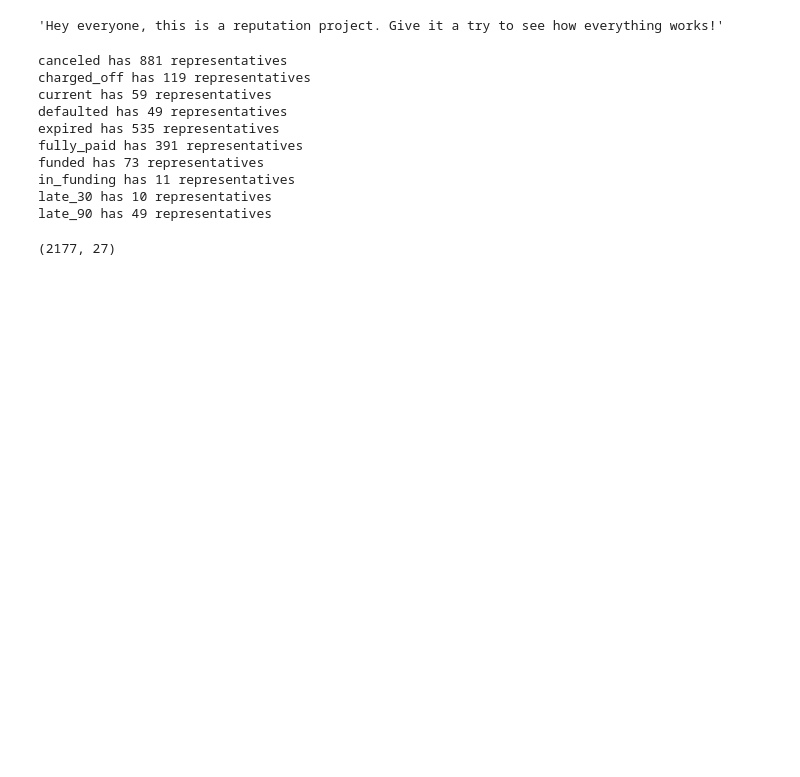
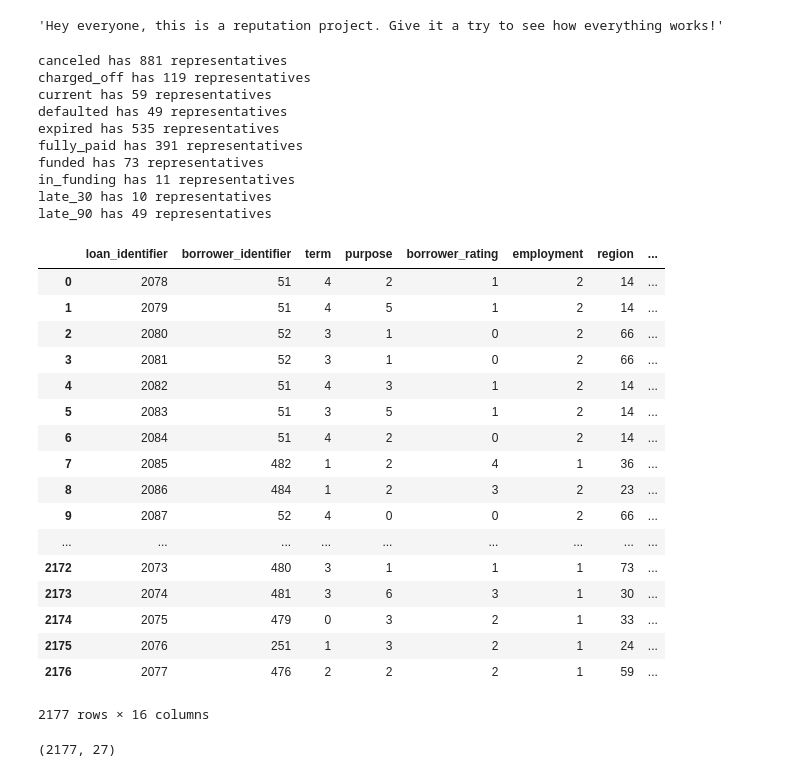
Before and after one commit to bojeanson/data_analysis_bitbond, a Jupyter notebook: pyloan/feature_building.ipynb, the cells around one changed output. Saved outputs shown, nothing was run; the diff lists cells and outputs as text; code cells hidden in the pictures; blank space fills up the shorter version.

```diff
--- a/pyloan/feature_building.ipynb
+++ b/pyloan/feature_building.ipynb
@@ -5,7 +5,7 @@ from tqdm import tqdm
 import numpy as np
 from sklearn.preprocessing import LabelEncoder
 
-data_folder = '/home/thebatou/Documents/Uni_Potsdam/Competitive_Data_Analysis/data/'
+data_folder = '/home/thebatou/Documents/Uni_Potsdam/data_analysis_bitbond/data/'
 print 'Loading data ...'
 data = pd.read_csv(os.path.join(data_folder, 'data_num_bit.csv'), index_col=0)
 print 'Done loading data! {} data were loaded.'.format(data.shape[0])
@@ -94,6 +72,27 @@ diff_date_pub_fund = diff_date_pub_fund.dt.days
 
 data['time_between_published_funded'] = diff_date_pub_fund
 transformed_data['time_between_published_funded'] = diff_date_pub_fund
+# %%
+transformed_data
+# %% [output]
+|  | loan_identifier | borrower_identifier | term | purpose | borrower_rating | employment | region | ... |
+| 0 | 2078 | 51 | 4 | 2 | 1 | 2 | 14 | ... |
+| 1 | 2079 | 51 | 4 | 5 | 1 | 2 | 14 | ... |
+| 2 | 2080 | 52 | 3 | 1 | 0 | 2 | 66 | ... |
+| 3 | 2081 | 52 | 3 | 1 | 0 | 2 | 66 | ... |
+| 4 | 2082 | 51 | 4 | 3 | 1 | 2 | 14 | ... |
+| 5 | 2083 | 51 | 3 | 5 | 1 | 2 | 14 | ... |
+| 6 | 2084 | 51 | 4 | 2 | 0 | 2 | 14 | ... |
+| 7 | 2085 | 482 | 1 | 2 | 4 | 1 | 36 | ... |
+| 8 | 2086 | 484 | 1 | 2 | 3 | 2 | 23 | ... |
+| 9 | 2087 | 52 | 4 | 0 | 0 | 2 | 66 | ... |
+| ... | ... | ... | ... | ... | ... | ... | ... | ... |
+| 2172 | 2073 | 480 | 3 | 1 | 1 | 1 | 73 | ... |
+| 2173 | 2074 | 481 | 3 | 6 | 3 | 1 | 30 | ... |
+| 2174 | 2075 | 479 | 0 | 3 | 2 | 1 | 33 | ... |
+| 2175 | 2076 | 251 | 1 | 3 | 2 | 1 | 24 | ... |
+| 2176 | 2077 | 476 | 2 | 2 | 2 | 1 | 59 | ... |
+2177 rows × 16 columns
 # %%
 data['ratio_requested_funded'] = data['amount_funded']/data['amount_requested']
 transformed_data['ratio_requested_funded'] = data['amount_funded']/data['amount_requested']
```
Also changed, not shown: parts of 1 cell of this notebook, 42 other files.
